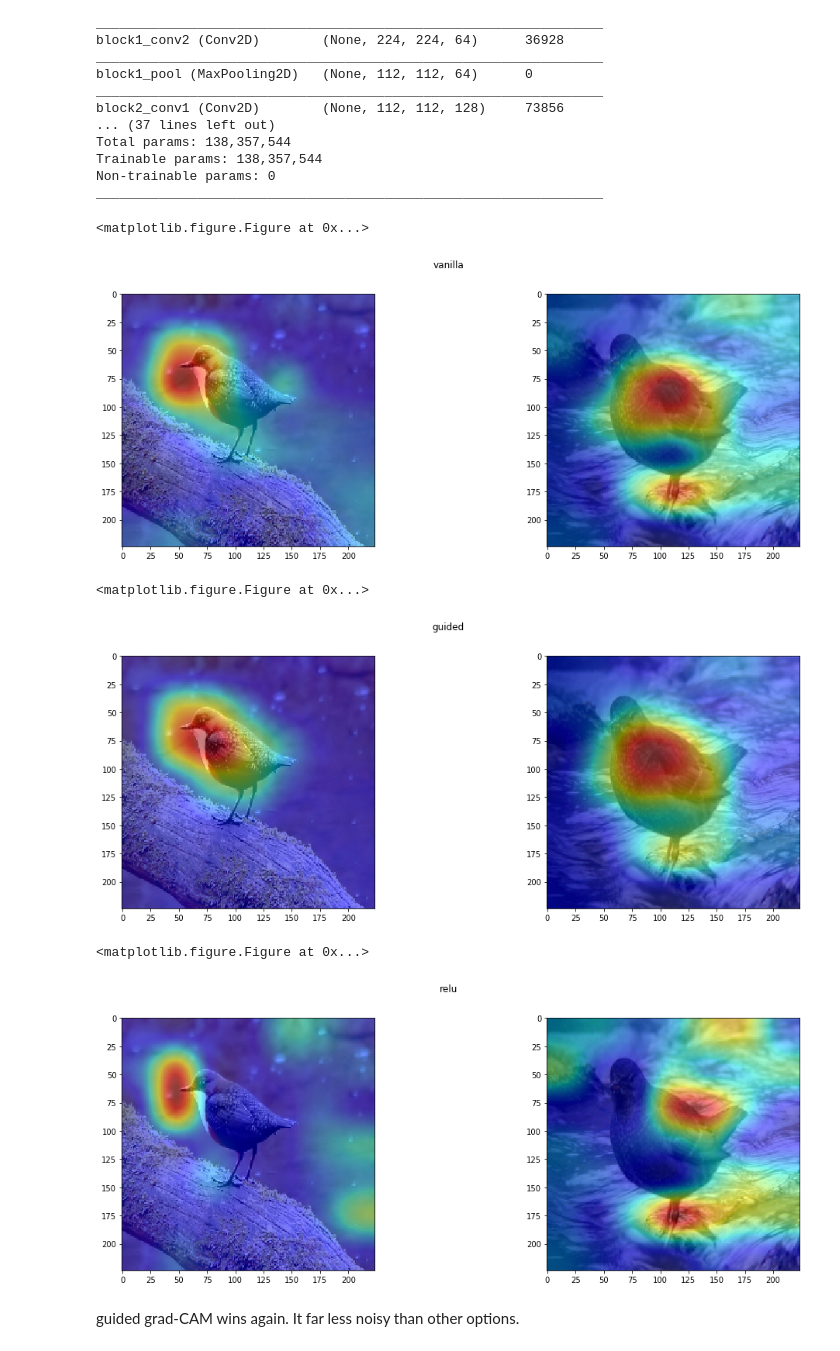
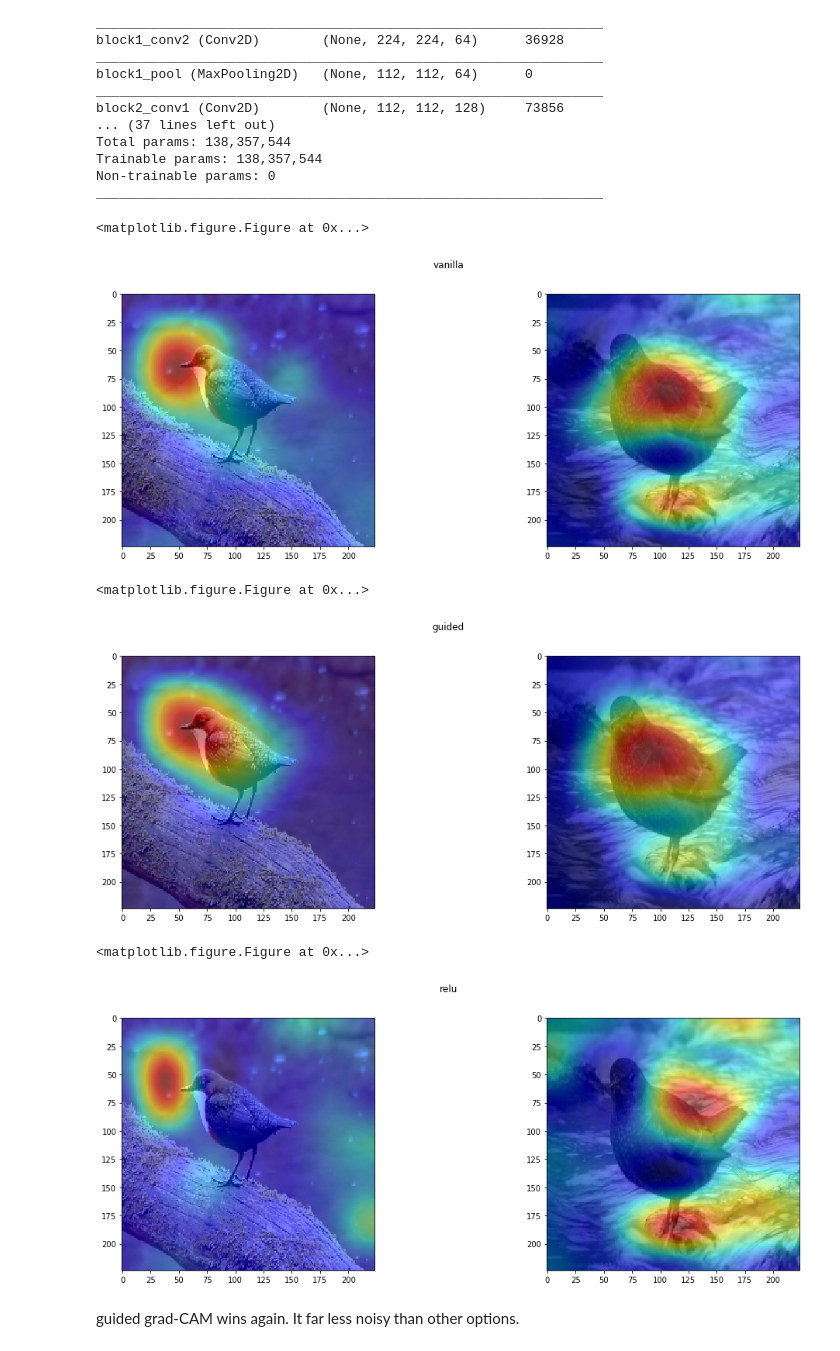
Before and after one commit to raghakot/keras-vis, a Jupyter notebook: examples/vggnet/attention.ipynb, the cells around one changed output. Saved outputs shown, nothing was run; the diff lists cells and outputs as text; code cells hidden in the pictures.

```diff
--- a/examples/vggnet/attention.ipynb
+++ b/examples/vggnet/attention.ipynb
@@ -54,7 +54,8 @@ layer_idx = utils.find_layer_idx(model, 'predictions')
 f, ax = plt.subplots(1, 2)
 for i, img in enumerate([img1, img2]):
     # 20 is the imagenet index corresponding to `ouzel`
-    heatmap = visualize_saliency(model, layer_idx, filter_indices=20, seed_input=img)
-    # Lets overlay the heatmap onto original image.
-    ax[i].imshow(overlay(img, heatmap))
+    grads = visualize_saliency(model, layer_idx, filter_indices=20, seed_input=img)
+
+    # visualize grads as heatmap
+    ax[i].imshow(grads, cmap='jet')
 # %% [output]
@@ -70,9 +71,9 @@ for modifier in ['guided', 'relu']:
     plt.suptitle(modifier)
     for i, img in enumerate([img1, img2]):
         # 20 is the imagenet index corresponding to `ouzel`
-        heatmap = visualize_saliency(model, layer_idx, filter_indices=20,
-                                     seed_input=img, backprop_modifier=modifier)
+        grads = visualize_saliency(model, layer_idx, filter_indices=20,
+                                   seed_input=img, backprop_modifier=modifier)
         # Lets overlay the heatmap onto original image.
-        ax[i].imshow(overlay(img, heatmap))
+        ax[i].imshow(grads, cmap='jet')
 # %% [output]
 <matplotlib.figure.Figure at 0x...>
@@ -108,24 +109,27 @@ Trainable params: 138,357,544
 Non-trainable params: 0
 _________________________________________________________________
 # %%
+import numpy as np
+import matplotlib.cm as cm
 from vis.visualization import visualize_cam
 
 for modifier in [None, 'guided', 'relu']:
     plt.figure()
     f, ax = plt.subplots(1, 2)
     plt.suptitle("vanilla" if modifier is None else modifier)
     for i, img in enumerate([img1, img2]):
         # 20 is the imagenet index corresponding to `ouzel`
-        heatmap = visualize_cam(model, layer_idx, filter_indices=20,
-                                seed_input=img, backprop_modifier=modifier)
+        grads = visualize_cam(model, layer_idx, filter_indices=20,
+                              seed_input=img, backprop_modifier=modifier)
         # Lets overlay the heatmap onto original image.
-        ax[i].imshow(overlay(img, heatmap))
+        jet_heatmap = np.uint8(cm.jet(grads)[..., :3] * 255)
+        ax[i].imshow(overlay(jet_heatmap, img))
 # %% [output]
 <matplotlib.figure.Figure at 0x...>
-[figure, old version]
+[figure, new version]
 <matplotlib.figure.Figure at 0x...>
-[figure, old version]
+[figure, new version]
 <matplotlib.figure.Figure at 0x...>
-[figure, old version]
+[figure, new version]
 # %% [markdown]
 guided grad-CAM wins again. It far less noisy than other options.
```
Also changed, not shown: parts of 2 cells of this notebook, 2 other files.
